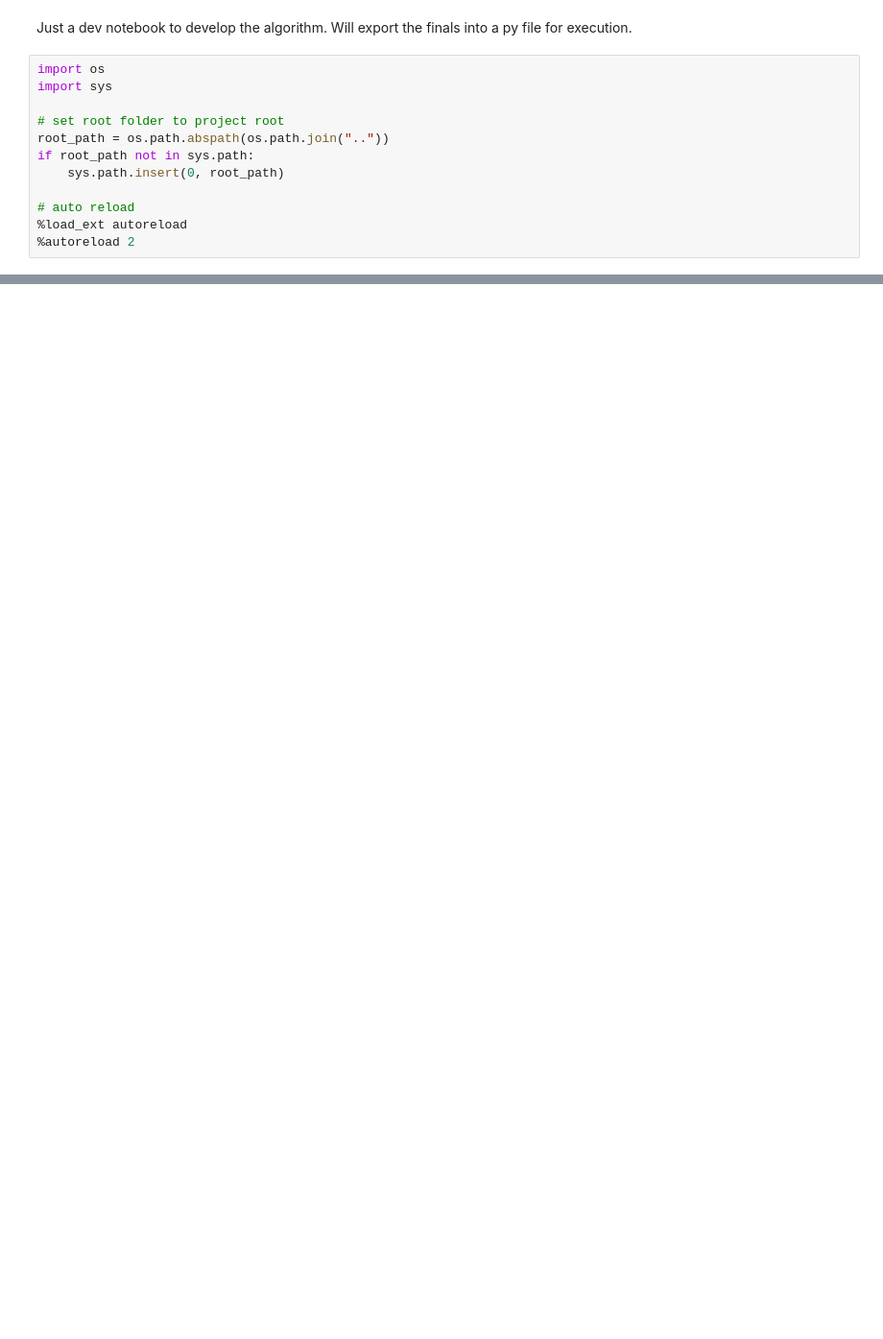
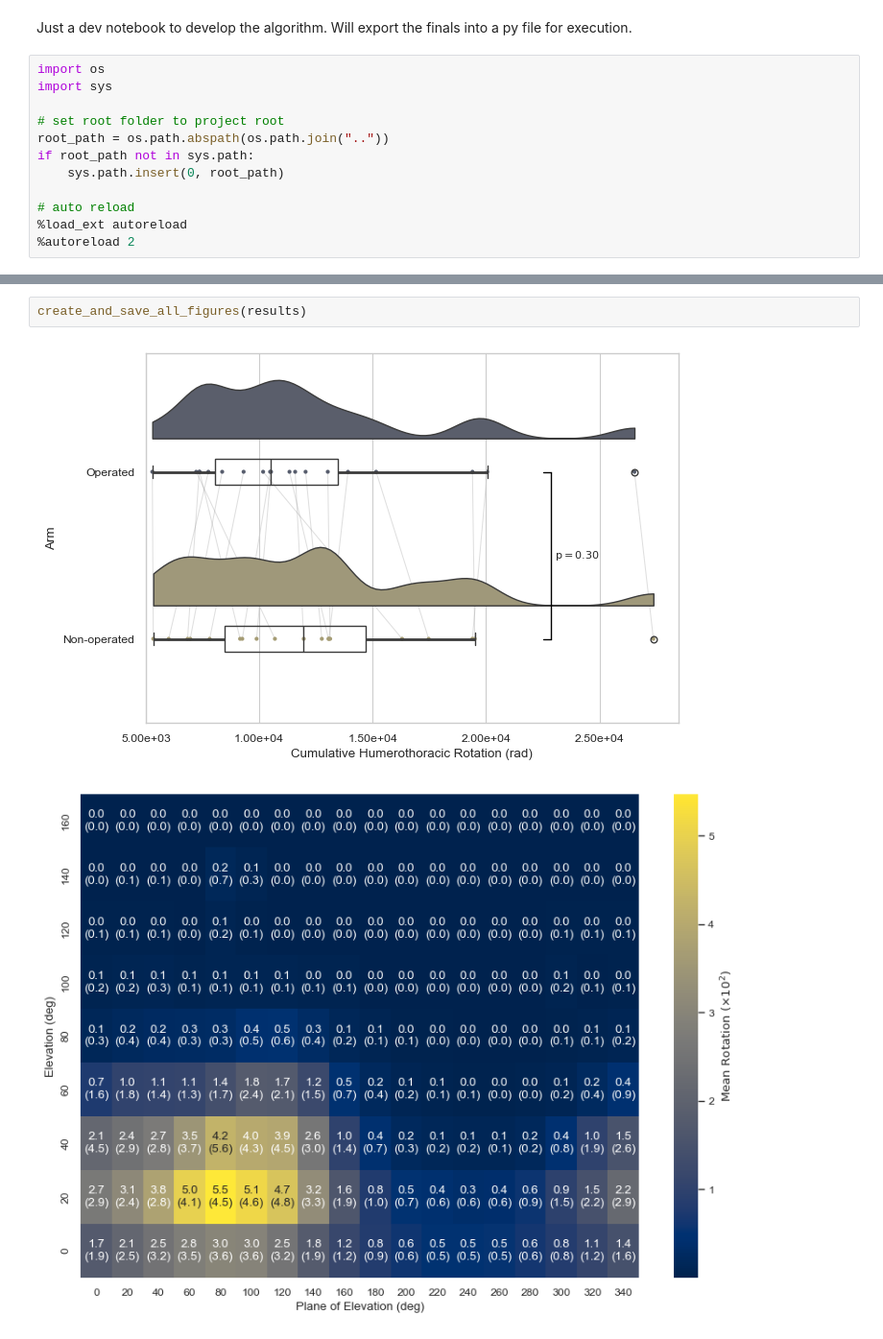
Before and after one commit to christopher-millward/rtsa-mocap-study, a Jupyter notebook: notebooks/dev.ipynb, the cells around one changed output, grey strips where cells are left out. Shown at 96% size. Drawn from its saved outputs; the diff is of its cells as text; blank space fills up the shorter version.

```diff
--- a/notebooks/dev.ipynb
+++ b/notebooks/dev.ipynb
@@ -101,0 +75,5 @@ True
+# %%
+create_and_save_all_figures(results)
+# %% [output]
+[figure, added]
+[figure, added]
```
Also changed, not shown: parts of 12 cells of this notebook.
